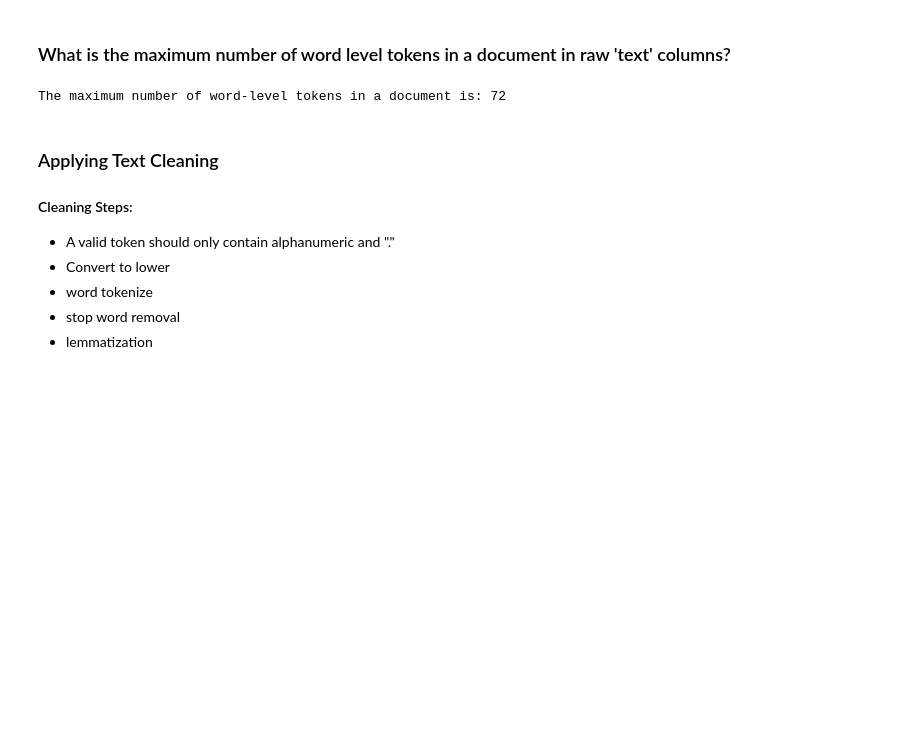
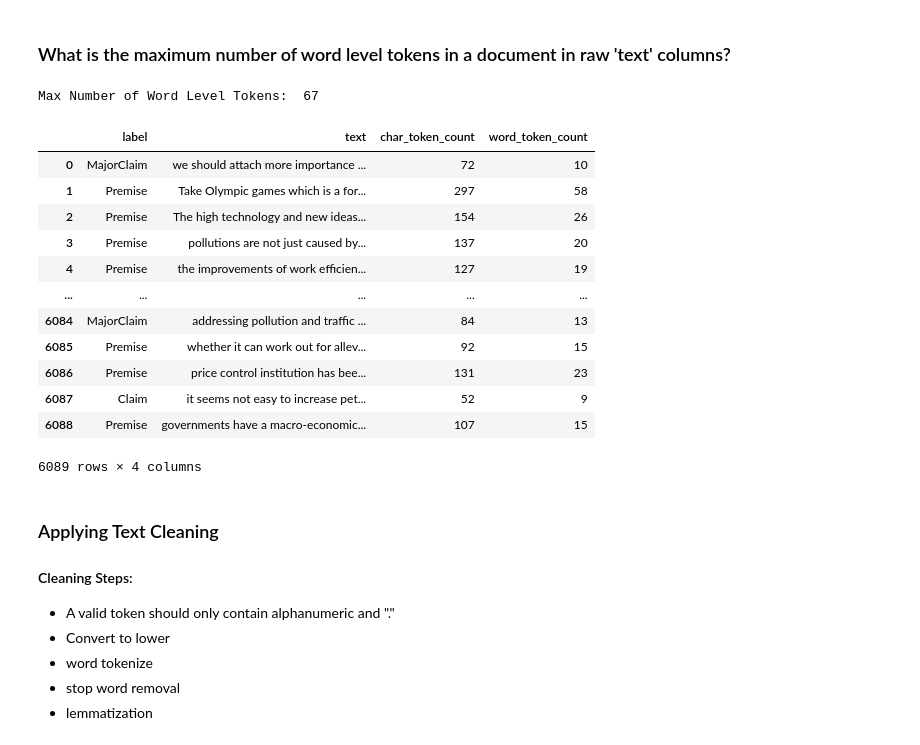
Before and after one commit to MitrabhanuPanda/Generative-AI, a Jupyter notebook: ASSIGNMENTS/TASK-1(Text Preprocessing & Feature Extraction).ipynb, the cells around one changed output. Cells and saved outputs as stored; diff of their text form; code cells hidden in the pictures; blank space fills up the shorter version.

```diff
--- a/ASSIGNMENTS/TASK-1(Text Preprocessing & Feature Extraction).ipynb
+++ b/ASSIGNMENTS/TASK-1(Text Preprocessing & Feature Extraction).ipynb
@@ -114,19 +114,28 @@ print(f"The maximum number of character-level tokens in a document is: {max_char
 The maximum number of character-level tokens in a document is: 344
 # %% [markdown]
 ### What is the maximum number of word level tokens in a document in raw 'text' columns?
-# %%
-def word_tokenize_text(text):
-    return word_tokenize(text)
-
-# Apply the tokenizer to each document and calculate the length of the token list
-df['word_token_count'] = df['text'].apply(lambda x: len(word_tokenize_text(x)))
-
-# Find the maximum number of word-level tokens in the 'text' column
-max_word_tokens = df['word_token_count'].max()
-
-print(f"The maximum number of word-level tokens in a document is: {max_word_tokens}")
-# %% [output]
-The maximum number of word-level tokens in a document is: 72
+# %%
+df["word_token_count"] = df["text"].apply(lambda x: len(x.split()))
+max_words_token = df['word_token_count'].max()
+print("Max Number of Word Level Tokens: ",max_words_token)
+# %% [output]
+Max Number of Word Level Tokens:  67
+# %%
+df
+# %% [output]
+|  | label | text | char_token_count | word_token_count |
+| 0 | MajorClaim | we should attach more importance ... | 72 | 10 |
+| 1 | Premise | Take Olympic games which is a for... | 297 | 58 |
+| 2 | Premise | The high technology and new ideas... | 154 | 26 |
+| 3 | Premise | pollutions are not just caused by... | 137 | 20 |
+| 4 | Premise | the improvements of work efficien... | 127 | 19 |
+| ... | ... | ... | ... | ... |
+| 6084 | MajorClaim | addressing pollution and traffic ... | 84 | 13 |
+| 6085 | Premise | whether it can work out for allev... | 92 | 15 |
+| 6086 | Premise | price control institution has bee... | 131 | 23 |
+| 6087 | Claim | it seems not easy to increase pet... | 52 | 9 |
+| 6088 | Premise | governments have a macro-economic... | 107 | 15 |
+6089 rows × 4 columns
 # %% [markdown]
 ### Applying Text Cleaning
 
```
Also changed, not shown: parts of 6 cells of this notebook.
